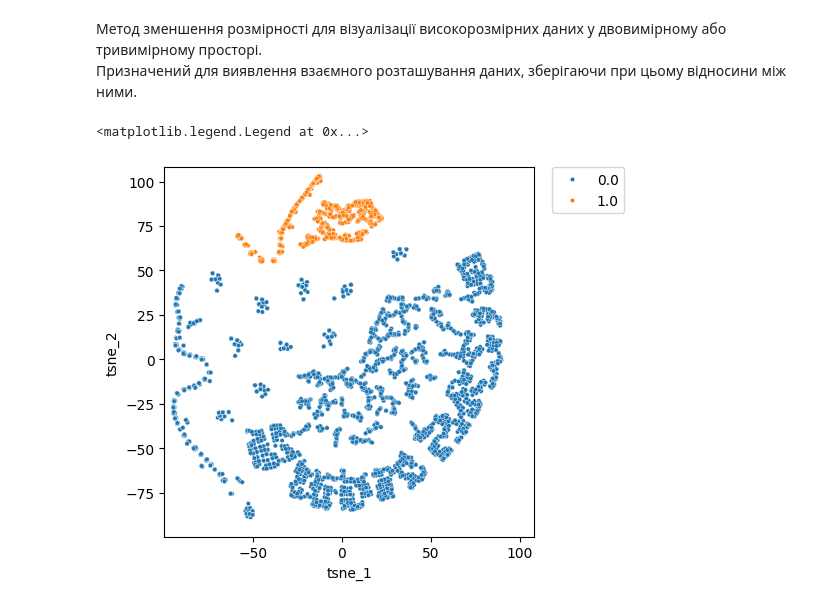
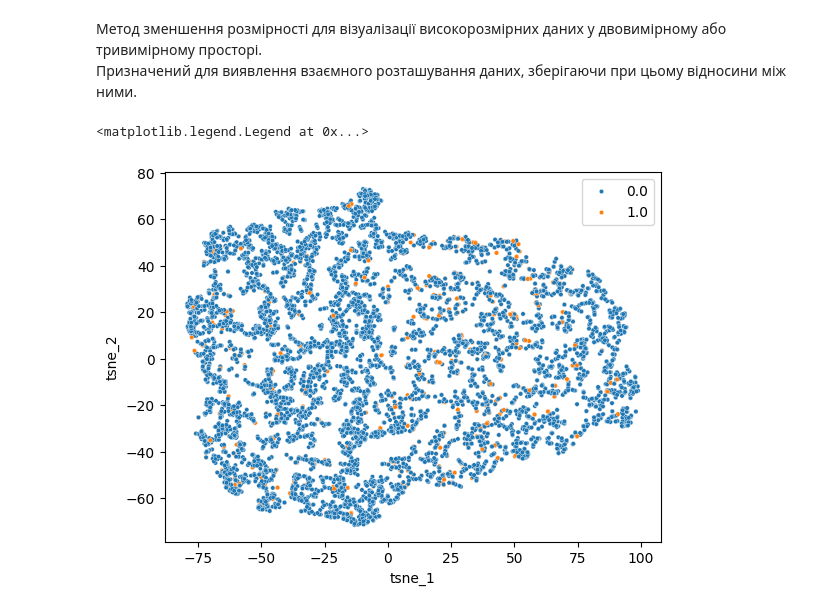
Before and after one commit to KostyaBay/DataAnalysis_2023, a Jupyter notebook: lab_2/PCA&TSNE.ipynb, the cells around one changed output. Cells and saved outputs as stored; diff of their text form; code cells hidden in the pictures.

```diff
--- a/lab_2/PCA&TSNE.ipynb
+++ b/lab_2/PCA&TSNE.ipynb
@@ -104,7 +104,8 @@ Data columns (total 21 columns):
 dtypes: float64(21)
 memory usage: 1.3 MB
 # %%
-X = data_df[['bacteria', 'silver', 'is_safe']]
+X = data_df
+y = data_df['is_safe']
 # %%
 X.shape
 # %% [output]
@@ -166,16 +164,12 @@ ax.legend(bbox_to_anchor=(1.05, 1), loc=2, borderaxespad=0.0)
 # %%
 tsne = TSNE(n_components=2)
 tsne_result = tsne.fit_transform(X)
 
-tsne_result_df = pd.DataFrame({'tsne_1': tsne_result[:,0], 'tsne_2': tsne_result[:,1], 'label': data_df['is_safe']})
+tsne_result_df = pd.DataFrame({'tsne_1': tsne_result[:,0], 'tsne_2': tsne_result[:,1], 'label': y})
 
 fig, ax = plt.subplots(1)
 sns.scatterplot(x='tsne_1', y='tsne_2', hue='label', data=tsne_result_df, ax=ax,s=10)
-lim = (tsne_result.min()-5, tsne_result.max()+5)
-ax.set_xlim(lim)
-ax.set_ylim(lim)
-ax.set_aspect('equal')
-ax.legend(bbox_to_anchor=(1.05, 1), loc=2, borderaxespad=0.0)
+ax.legend()
 # %% [output]
 <matplotlib.legend.Legend at 0x...>
-[figure, old version]
+[figure, new version]
```
Also changed, not shown: parts of 4 cells of this notebook.
